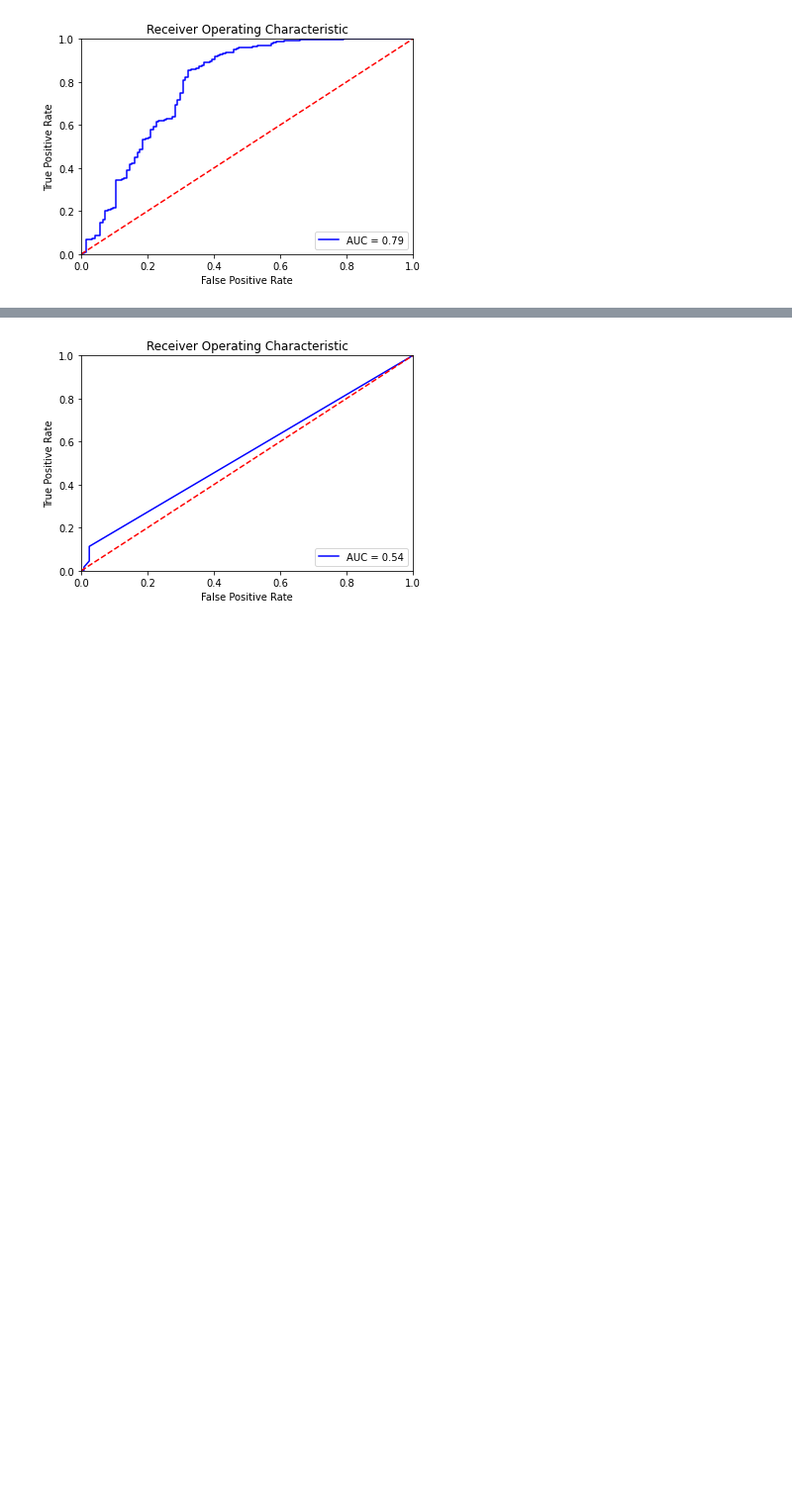
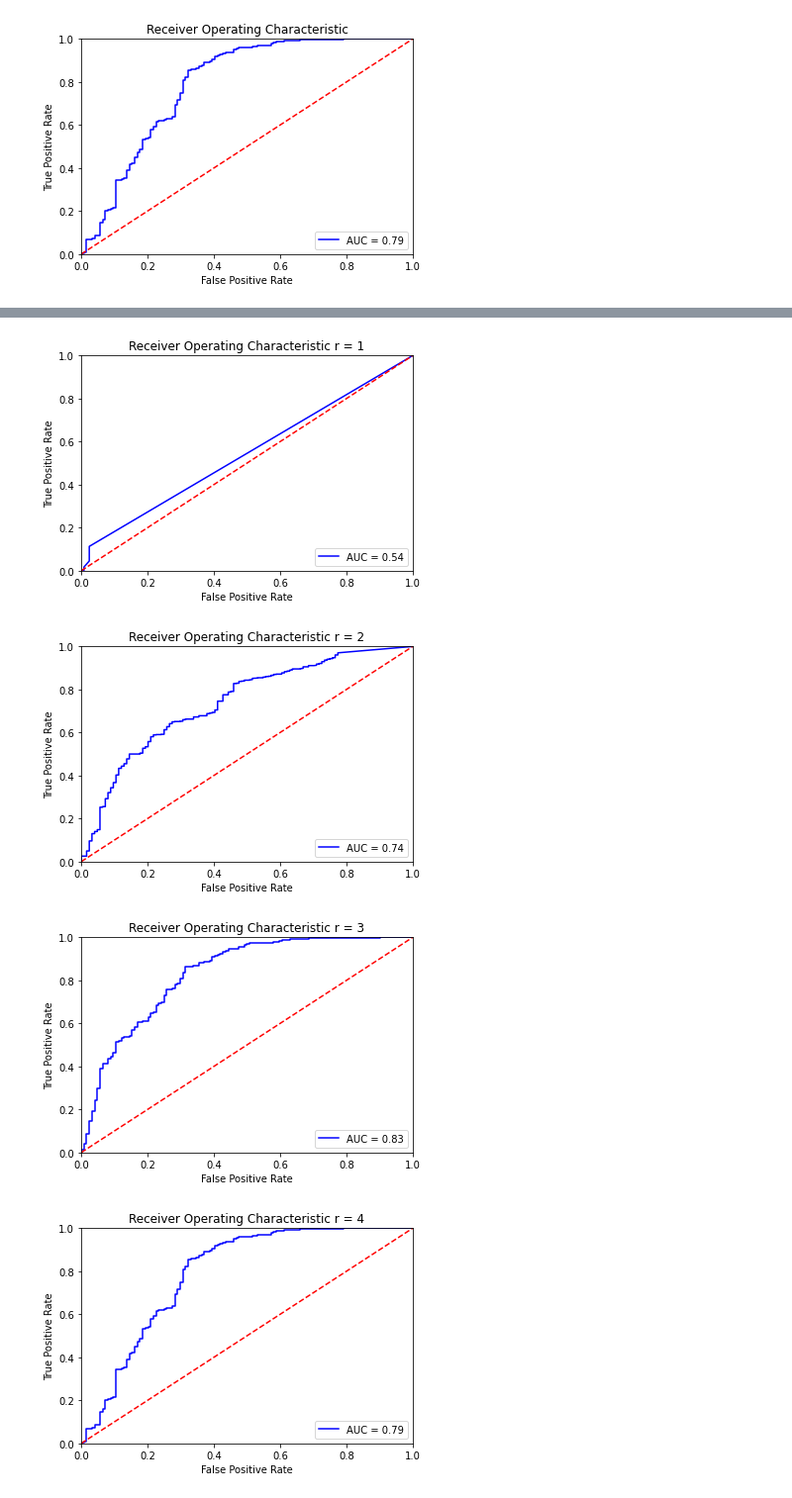
Before and after one commit to lkruger27/NaturalComputing, a Jupyter notebook: Week4/Classifying Languages.ipynb, the cells around one changed output, grey strips where cells are left out. Shown at 99% size. Saved outputs shown, nothing was run; the diff lists cells and outputs as text; code cells hidden in the pictures; blank space fills up the shorter version.

```diff
--- a/Week4/Classifying Languages.ipynb
+++ b/Week4/Classifying Languages.ipynb
@@ -47,9 +47,9 @@ def compute_roc_auc(file1, file2):
 
 fpr, tpr, threshold, roc_auc = compute_roc_auc(english, tagalog)
 # %%
-def plot_ROC(fpr, tpr, roc_auc):
+def plot_ROC(fpr, tpr, roc_auc, title = ''):
     #plotting the RCO
-    plt.title('Receiver Operating Characteristic')
+    plt.title('Receiver Operating Characteristic'+title)
     plt.plot(fpr, tpr, 'b', label = 'AUC = %0.2f' % roc_auc)
     plt.legend(loc = 'lower right')
     plt.plot([0, 1], [0, 1],'r--')
@@ -79,11 +80,12 @@ Recall that r indicates that we will build a repertoire containing all patterns
 # %%
-english_r1 = np.loadtxt("ClassifyingLanguagesFiles/englishtest_r1.txt", dtype=float)
-tagalog_r1 = np.loadtxt("ClassifyingLanguagesFiles/tagalogtest_r1.txt", dtype=float)
+for idx in range(1, 10):
+    english_r = np.loadtxt("ClassifyingLanguagesFiles/englishtest_r"+str(idx)+".txt", dtype=float)
+    tagalog_r = np.loadtxt("ClassifyingLanguagesFiles/tagalogtest_r"+str(idx)+".txt", dtype=float)
 
-#print(english_r1)
-#print(tagalog_r1)
-
-fpr, tpr, threshold, roc_auc = compute_roc_auc(english_r1, tagalog_r1)
-plot_ROC(fpr, tpr, roc_auc)
+    fpr, tpr, threshold, roc_auc = compute_roc_auc(english_r, tagalog_r)
+    plot_ROC(fpr, tpr, roc_auc, ' r = '+str(idx))
 # %% [output]
-[figure, old version]
+[figure, new version]
+[figure, added]
+[figure, added]
+[figure, added]
```
Also changed, not shown: parts of 8 cells of this notebook, 1 other file.
